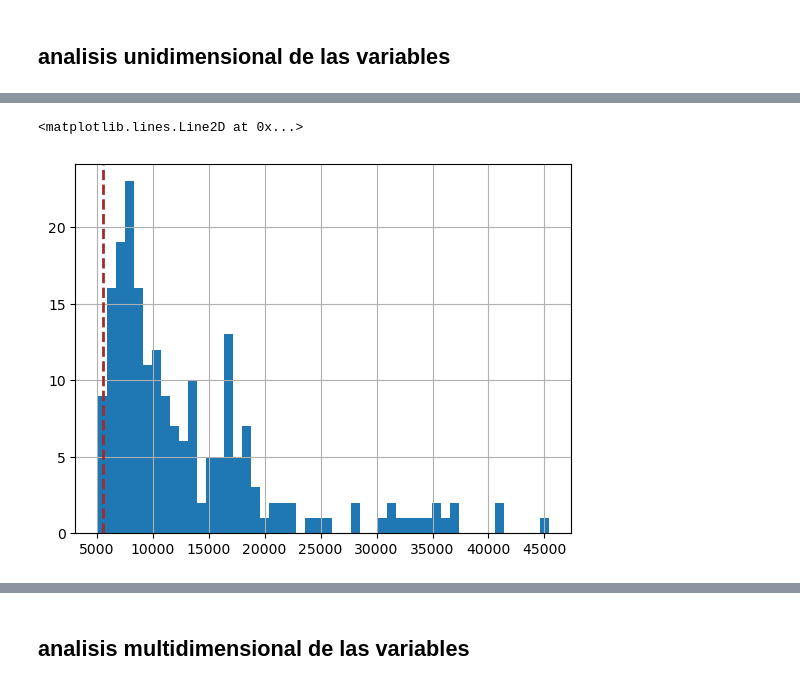
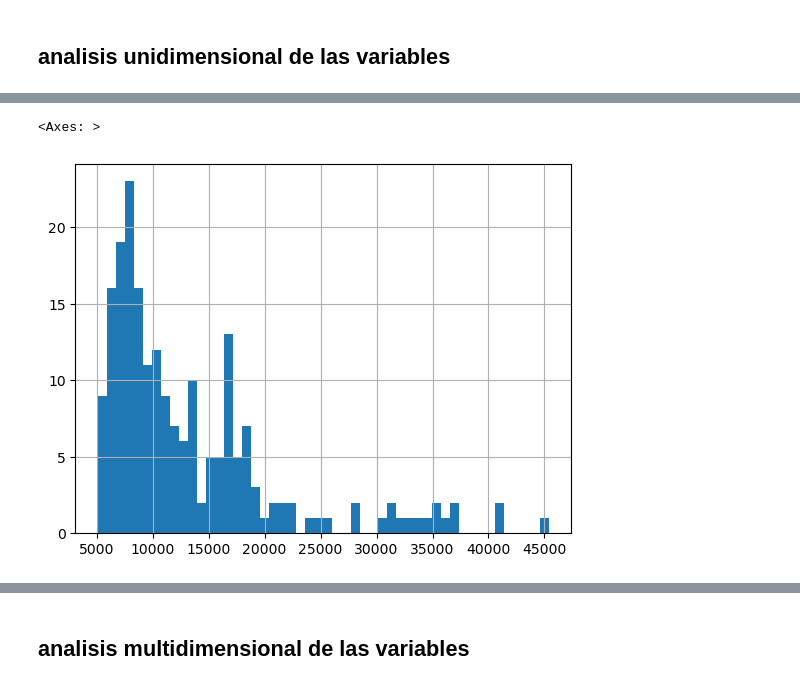
Before and after one commit to AlejandroSegura24/car-assignment-analysis, a Jupyter notebook: notebooks/0.0-car_price_assignment-introduction.ipynb, the cells around one changed output, grey strips where cells are left out. Drawn from its saved outputs; the diff is of its cells as text; code cells hidden in the pictures.

```diff
--- a/notebooks/0.0-car_price_assignment-introduction.ipynb
+++ b/notebooks/0.0-car_price_assignment-introduction.ipynb
@@ -203,12 +203,5 @@ Name: horsepower, dtype: int64
 # %%
 data['price'].hist(bins=50)
-
-plt.axvline(
-   x=data.price.mode().values[0],
-   color='brown',
-   linestyle='dashed',
-   linewidth=2
-)
 # %% [output]
-<matplotlib.lines.Line2D at 0x...>
+<Axes: >
-[figure, old version]
+[figure, new version]
```
Also changed, not shown: parts of 19 cells of this notebook.
